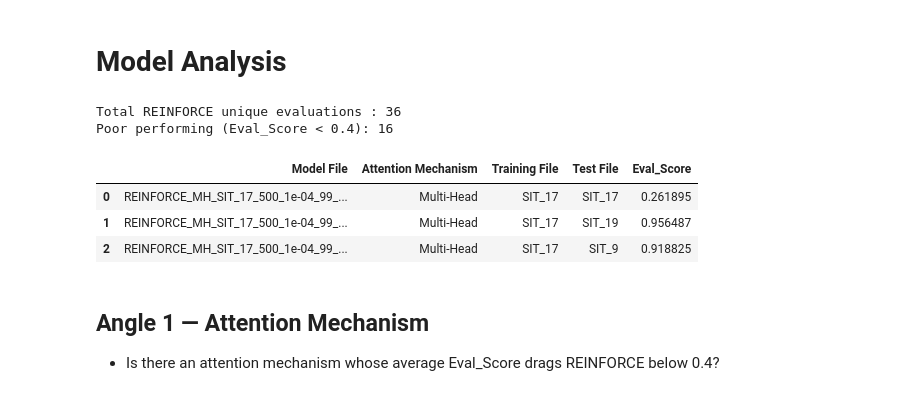
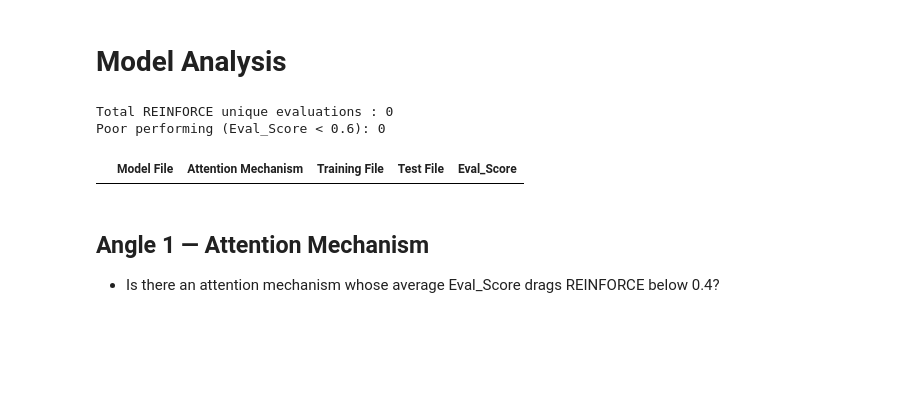
Before and after one commit to RajeshSiraskar-PhD/AutoRL, a Jupyter notebook: utilities/AnalyzeModels.ipynb, the cells around one changed output. Saved outputs shown, nothing was run; the diff lists cells and outputs as text; code cells hidden in the pictures; blank space fills up the shorter version.

```diff
--- a/utilities/AnalyzeModels.ipynb
+++ b/utilities/AnalyzeModels.ipynb
@@ -6,28 +10,28 @@ import matplotlib.pyplot as plt
+# %%
+RED = "#ef7a78"
+GREEN = "#68C5B3"
+THRESHOLD = 300
+
+eval_file = "_Evals_Results_SIT_Mar-07_2350"
+
+DATA_DIR  = "../data/SIT"
+EVAL_FILE = f"../results/{eval_file}.csv"
+POOR_THRESHOLD = 0.6
 # %%
-RED = "#ef7a78"
-GREEN = "#68C5B3"
-# Load evaluation results
-file_name = "_Evals_Results_SIT_Mar-07_1903"
-CSV_PATH = f"../results/{file_name}.csv"
-POOR_THRESHOLD = 0.6
-
-df = pd.read_csv(CSV_PATH)
+df = pd.read_csv(EVAL_FILE)
 rf = df[df["Algorithm"] == "REINFORCE"].copy()
 
 # Deduplicate: keep one row per (Model File, Training File, Test File) combo
 # Multiple rounds produce identical scores – use mean per unique combo
 rf_dedup = rf.groupby(["Model File", "Attention Mechanism", "Training File", "Test File"], as_index=False)["Eval_Score"].mean()
 
 print(f"Total REINFORCE unique evaluations : {len(rf_dedup)}")
 print(f"Poor performing (Eval_Score < {POOR_THRESHOLD}): {(rf_dedup['Eval_Score'] < POOR_THRESHOLD).sum()}")
 rf_dedup.head(3)
 # %% [output]
-Total REINFORCE unique evaluations : 36
-Poor performing (Eval_Score < 0.4): 16
+Total REINFORCE unique evaluations : 0
+Poor performing (Eval_Score < 0.6): 0
 |  | Model File | Attention Mechanism | Training File | Test File | Eval_Score |
-| 0 | REINFORCE_MH_SIT_17_500_1e-04_99_... | Multi-Head | SIT_17 | SIT_17 | 0.261895 |
-| 1 | REINFORCE_MH_SIT_17_500_1e-04_99_... | Multi-Head | SIT_17 | SIT_19 | 0.956487 |
-| 2 | REINFORCE_MH_SIT_17_500_1e-04_99_... | Multi-Head | SIT_17 | SIT_9 | 0.918825 |
 # %% [markdown]
 ## Angle 1 — Attention Mechanism
 - Is there an attention mechanism whose average Eval_Score drags REINFORCE below 0.4?
```
Also changed, not shown: parts of 14 cells of this notebook, 1 other file.
